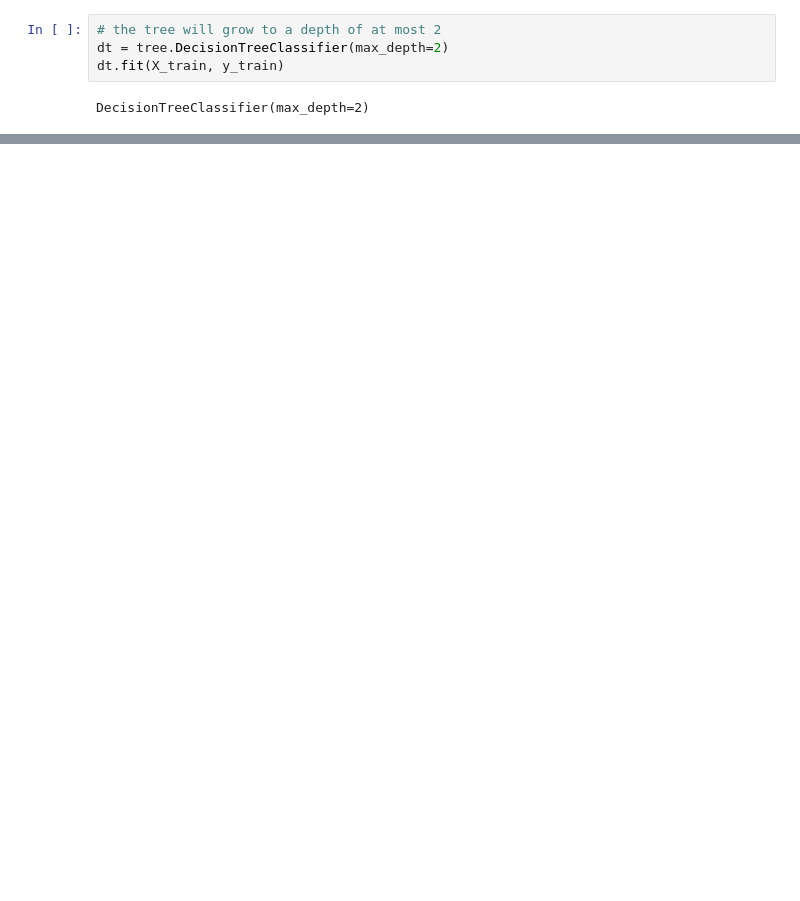
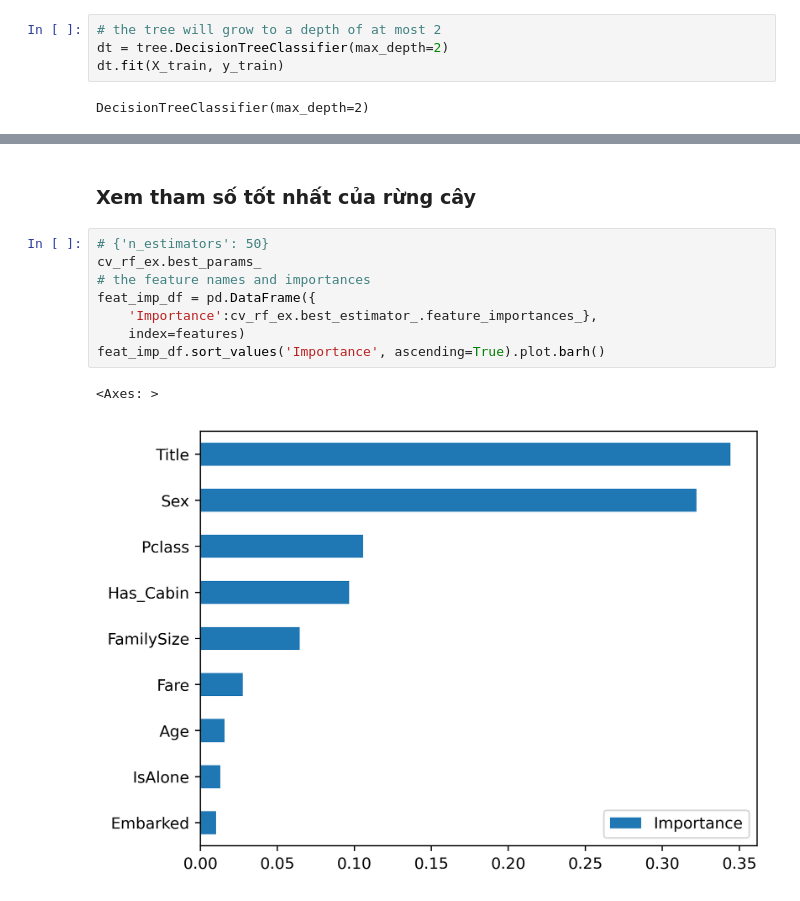
Before and after one commit to Phtzone/SGU25_KPDL_Group, a Jupyter notebook: Lab07/DecisionTree and RandomForest/2.1.3.ipynb, the cells around one changed output, grey strips where cells are left out. Drawn from its saved outputs; the diff is of its cells as text; blank space fills up the shorter version.

```diff
--- a/Lab07/DecisionTree and RandomForest/2.1.3.ipynb
+++ b/Lab07/DecisionTree and RandomForest/2.1.3.ipynb
@@ -140,0 +233,13 @@ ExecutableNotFound: failed to execute WindowsPath('dot'), make sure the Graphviz
+# %% [markdown]
+### **Xem tham số tốt nhất của rừng cây**
+# %%
+# {'n_estimators': 50}
+cv_rf_ex.best_params_
+# the feature names and importances
+feat_imp_df = pd.DataFrame({
+    'Importance':cv_rf_ex.best_estimator_.feature_importances_},
+    index=features)
+feat_imp_df.sort_values('Importance', ascending=True).plot.barh()
+# %% [output]
+<Axes: >
+[figure, added]
```
Also changed, not shown: parts of 18 cells of this notebook.
